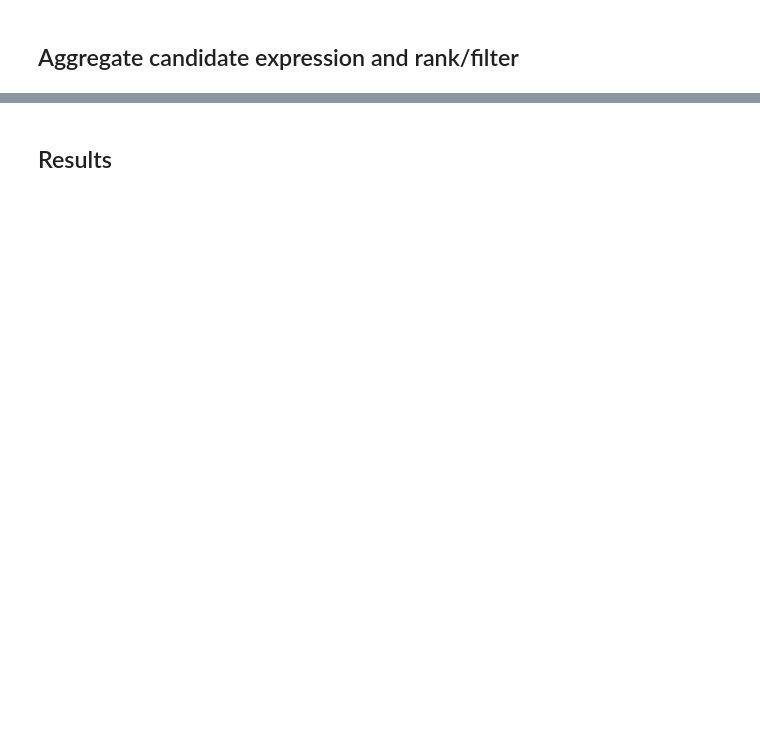
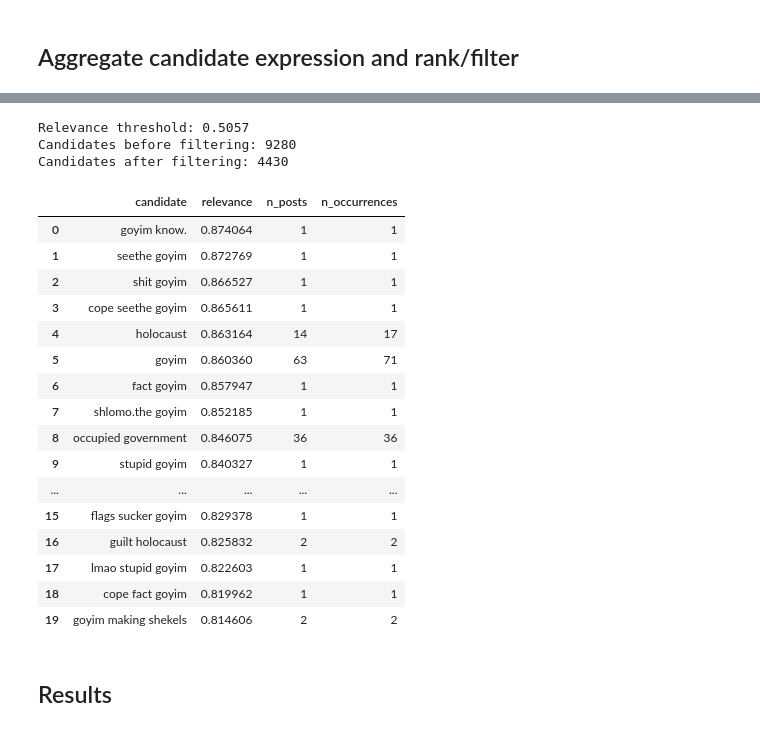
Before and after one commit to FaureArm/Emerging_Coded_Hate_Speech, a Jupyter notebook: Reproduce.ipynb, the cells around one changed output, grey strips where cells are left out. Saved outputs shown, nothing was run; the diff lists cells and outputs as text; code cells hidden in the pictures; blank space fills up the shorter version.

```diff
--- a/Reproduce.ipynb
+++ b/Reproduce.ipynb
@@ -1133,2 +1313,36 @@ Example of candidate embedding: [ 3.80721062e-01  7.17023075e-01  3.14350158e-01
+# %%
+# filter all candidates below the mean of all candidates
+relevance_threshold = candidate_scores["relevance"].mean()
+
+filtered_candidates = ranked_candidates.loc[
+    ranked_candidates["relevance"] > relevance_threshold
+].reset_index(drop=True)
+
+print(f"Relevance threshold: {relevance_threshold:.4f}")
+print(f"Candidates before filtering: {len(ranked_candidates)}")
+print(f"Candidates after filtering: {len(filtered_candidates)}")
+
+filtered_candidates.head(20)
+# %% [output]
+Relevance threshold: 0.5057
+Candidates before filtering: 9280
+Candidates after filtering: 4430
+|  | candidate | relevance | n_posts | n_occurrences |
+| 0 | goyim know. | 0.874064 | 1 | 1 |
+| 1 | seethe goyim | 0.872769 | 1 | 1 |
+| 2 | shit goyim | 0.866527 | 1 | 1 |
+| 3 | cope seethe goyim | 0.865611 | 1 | 1 |
+| 4 | holocaust | 0.863164 | 14 | 17 |
+| 5 | goyim | 0.860360 | 63 | 71 |
+| 6 | fact goyim | 0.857947 | 1 | 1 |
+| 7 | shlomo.the goyim | 0.852185 | 1 | 1 |
+| 8 | occupied government | 0.846075 | 36 | 36 |
+| 9 | stupid goyim | 0.840327 | 1 | 1 |
+| ... | ... | ... | ... | ... |
+| 15 | flags sucker goyim | 0.829378 | 1 | 1 |
+| 16 | guilt holocaust | 0.825832 | 2 | 2 |
+| 17 | lmao stupid goyim | 0.822603 | 1 | 1 |
+| 18 | cope fact goyim | 0.819962 | 1 | 1 |
+| 19 | goyim making shekels | 0.814606 | 2 | 2 |
 # %% [markdown]
 ## Results
```
Also changed, not shown: parts of 33 cells of this notebook.
